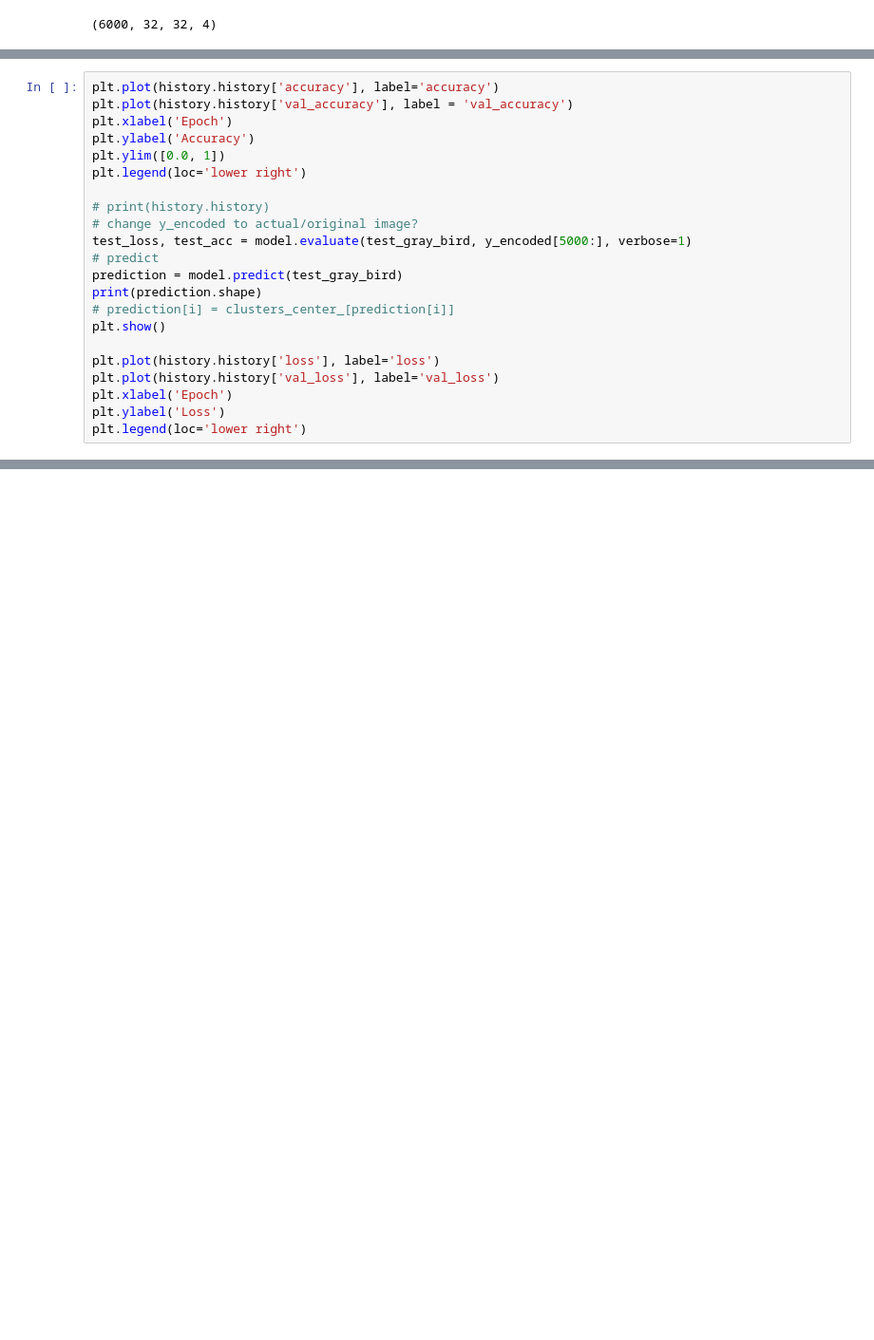
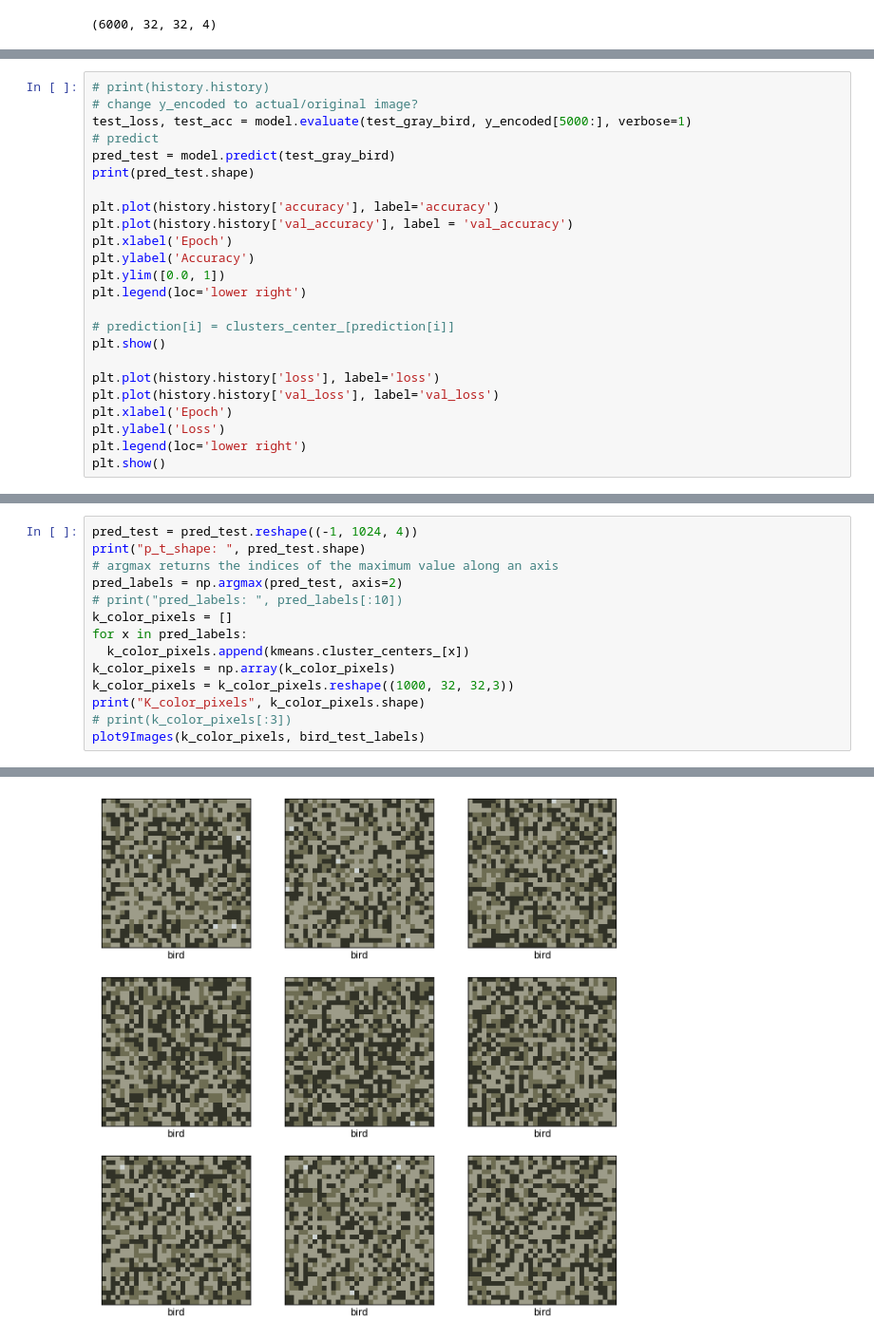
Before and after one commit to jungbok/CNN_Image_Colorization, a Jupyter notebook: lab6_CNN.ipynb, the cells around one changed output, grey strips where cells are left out. Shown at 95% size. Drawn from its saved outputs; the diff is of its cells as text; blank space fills up the shorter version.

```diff
--- a/lab6_CNN.ipynb
+++ b/lab6_CNN.ipynb
@@ -281,4 +314,11 @@ Epoch 30/30
 # %%
+# print(history.history)
+# change y_encoded to actual/original image?
+test_loss, test_acc = model.evaluate(test_gray_bird, y_encoded[5000:], verbose=1)
+# predict
+pred_test = model.predict(test_gray_bird)
+print(pred_test.shape)
+
 plt.plot(history.history['accuracy'], label='accuracy')
 plt.plot(history.history['val_accuracy'], label = 'val_accuracy')
 plt.xlabel('Epoch')
@@ -286,12 +326,6 @@ plt.ylabel('Accuracy')
 plt.ylim([0.0, 1])
 plt.legend(loc='lower right')
 
-# print(history.history)
-# change y_encoded to actual/original image?
-test_loss, test_acc = model.evaluate(test_gray_bird, y_encoded[5000:], verbose=1)
-# predict
-prediction = model.predict(test_gray_bird)
-print(prediction.shape)
 # prediction[i] = clusters_center_[prediction[i]]
 plt.show()
 
@@ -300,3 +334,4 @@ plt.plot(history.history['val_loss'], label='val_loss')
 plt.xlabel('Epoch')
 plt.ylabel('Loss')
 plt.legend(loc='lower right')
+plt.show()
@@ -308,0 +338,15 @@ plt.legend(loc='lower right')
+# %%
+pred_test = pred_test.reshape((-1, 1024, 4))
+print("p_t_shape: ", pred_test.shape)
+# argmax returns the indices of the maximum value along an axis
+pred_labels = np.argmax(pred_test, axis=2)
+# print("pred_labels: ", pred_labels[:10])
+k_color_pixels = []
+for x in pred_labels:
+  k_color_pixels.append(kmeans.cluster_centers_[x])
+k_color_pixels = np.array(k_color_pixels)
+k_color_pixels = k_color_pixels.reshape((1000, 32, 32,3))
+print("K_color_pixels", k_color_pixels.shape)
+# print(k_color_pixels[:3])
+plot9Images(k_color_pixels, bird_test_labels)
+# %% [output]
@@ -308,0 +355 @@ plt.legend(loc='lower right')
+[figure, added]
```
Also changed, not shown: parts of 11 cells of this notebook.
